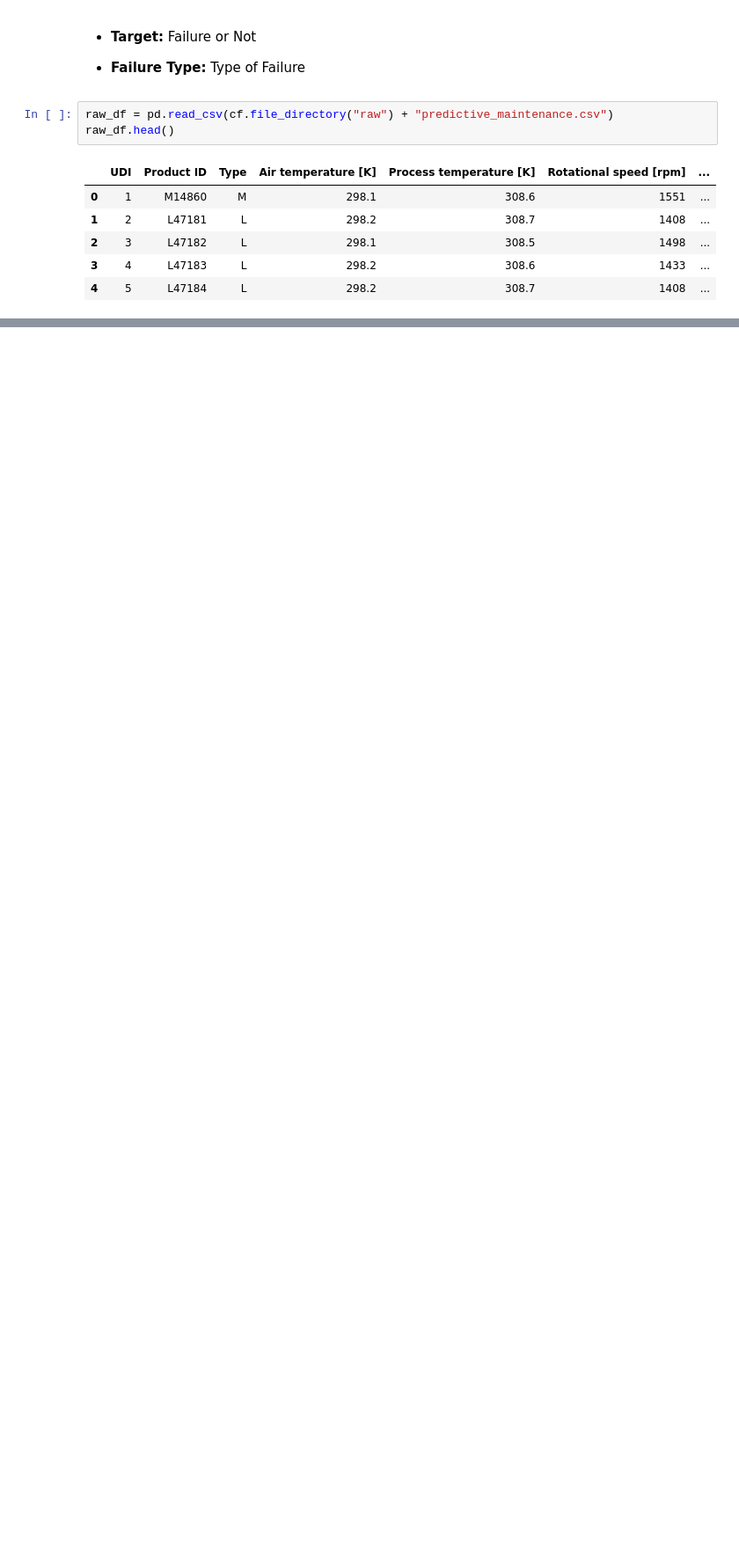
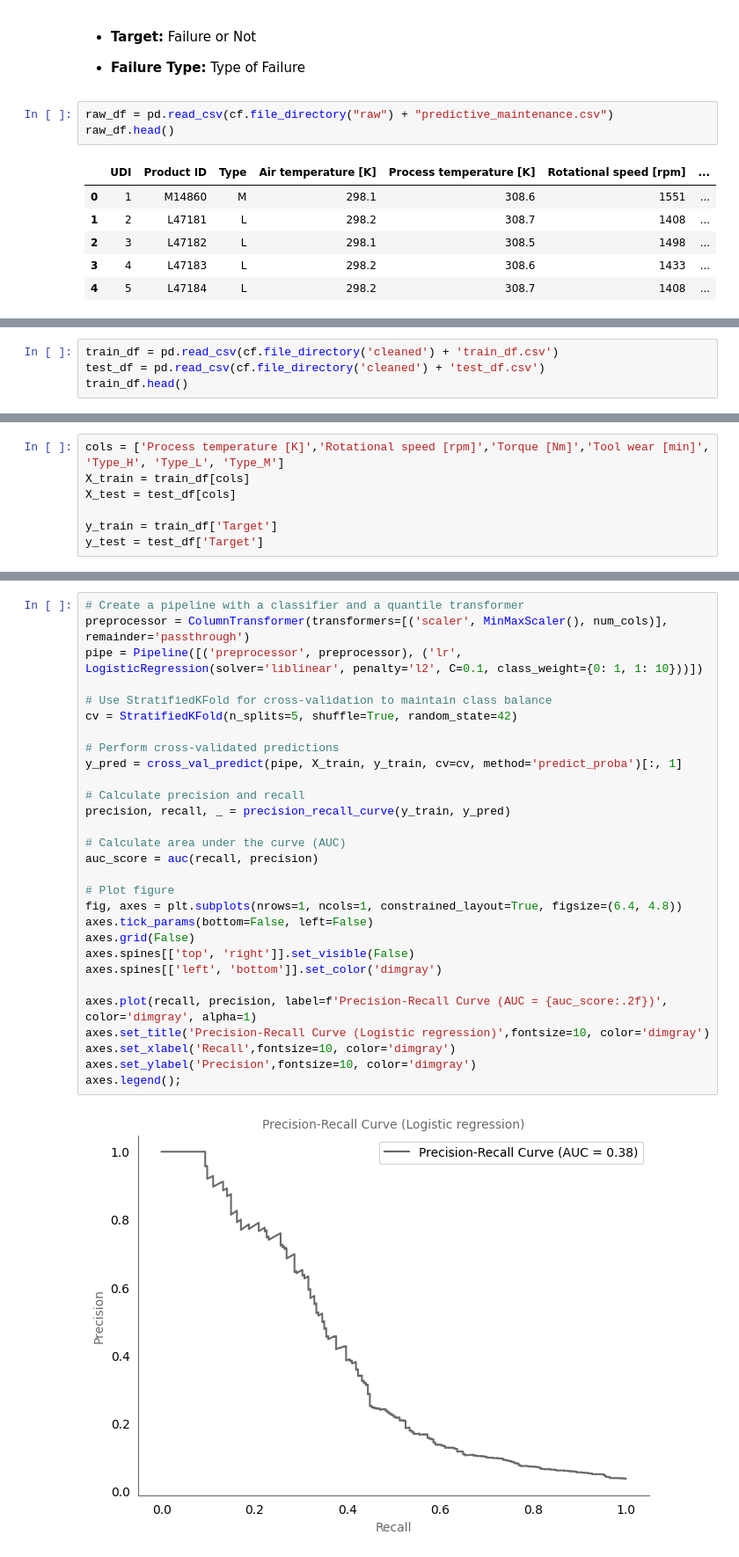
Before and after one commit to earth1987/machine-failure, a Jupyter notebook: notebooks/predicting_failure.ipynb, the cells around one changed output, grey strips where cells are left out. Shown at 88% size. Drawn from its saved outputs; the diff is of its cells as text; blank space fills up the shorter version.

```diff
--- a/notebooks/predicting_failure.ipynb
+++ b/notebooks/predicting_failure.ipynb
@@ -50,0 +68,4 @@ raw_df.head()
+# %%
+train_df = pd.read_csv(cf.file_directory('cleaned') + 'train_df.csv')
+test_df = pd.read_csv(cf.file_directory('cleaned') + 'test_df.csv')
+train_df.head()
@@ -50,0 +105,7 @@ raw_df.head()
+# %%
+cols = ['Process temperature [K]','Rotational speed [rpm]','Torque [Nm]','Tool wear [min]', 'Type_H', 'Type_L', 'Type_M']
+X_train = train_df[cols]
+X_test = test_df[cols]
+
+y_train = train_df['Target']
+y_test = test_df['Target']
@@ -50,0 +490,31 @@ raw_df.head()
+# %%
+# Create a pipeline with a classifier and a quantile transformer
+preprocessor = ColumnTransformer(transformers=[('scaler', MinMaxScaler(), num_cols)], remainder='passthrough')
+pipe = Pipeline([('preprocessor', preprocessor), ('lr', LogisticRegression(solver='liblinear', penalty='l2', C=0.1, class_weight={0: 1, 1: 10}))])
+
+# Use StratifiedKFold for cross-validation to maintain class balance
+cv = StratifiedKFold(n_splits=5, shuffle=True, random_state=42)
+
+# Perform cross-validated predictions
+y_pred = cross_val_predict(pipe, X_train, y_train, cv=cv, method='predict_proba')[:, 1]
+
+# Calculate precision and recall
+precision, recall, _ = precision_recall_curve(y_train, y_pred)
+
+# Calculate area under the curve (AUC)
+auc_score = auc(recall, precision)
+
+# Plot figure
+fig, axes = plt.subplots(nrows=1, ncols=1, constrained_layout=True, figsize=(6.4, 4.8))
+axes.tick_params(bottom=False, left=False)
+axes.grid(False)
+axes.spines[['top', 'right']].set_visible(False)
+axes.spines[['left', 'bottom']].set_color('dimgray')
+
+axes.plot(recall, precision, label=f'Precision-Recall Curve (AUC = {auc_score:.2f})', color='dimgray', alpha=1)
+axes.set_title('Precision-Recall Curve (Logistic regression)',fontsize=10, color='dimgray')
+axes.set_xlabel('Recall',fontsize=10, color='dimgray')
+axes.set_ylabel('Precision',fontsize=10, color='dimgray')
+axes.legend();
+# %% [output]
+[figure, added]
```
Also changed, not shown: parts of 38 cells of this notebook.
